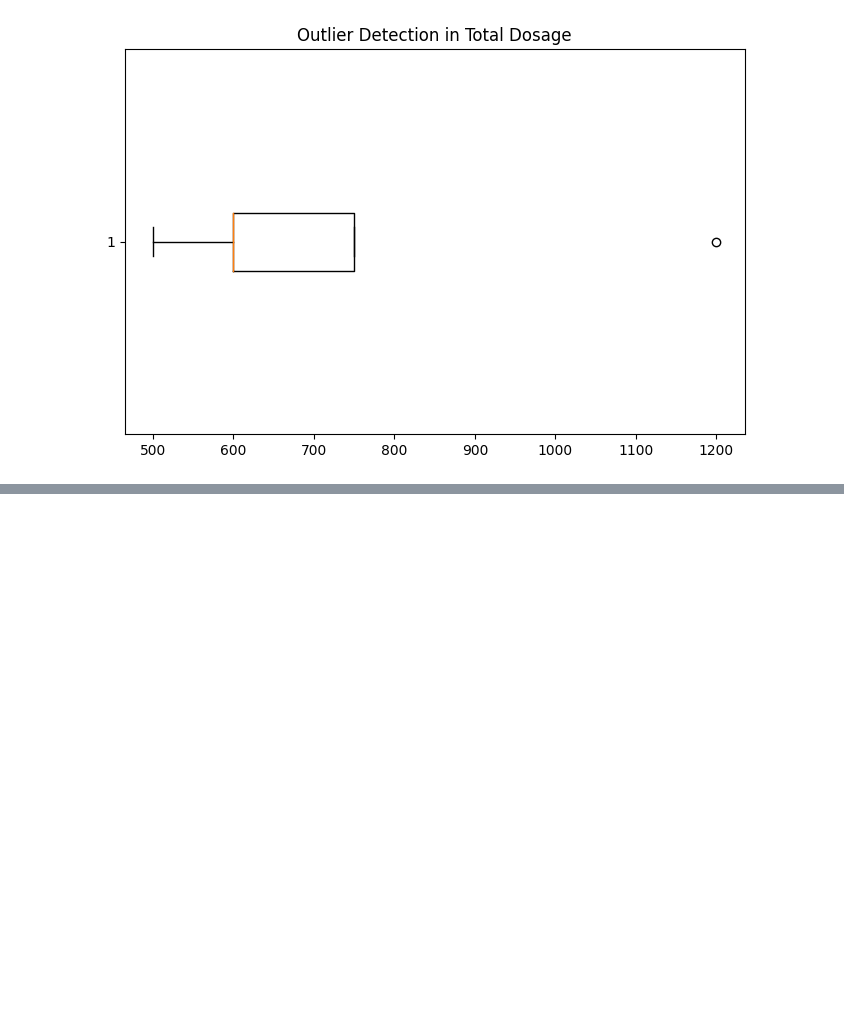
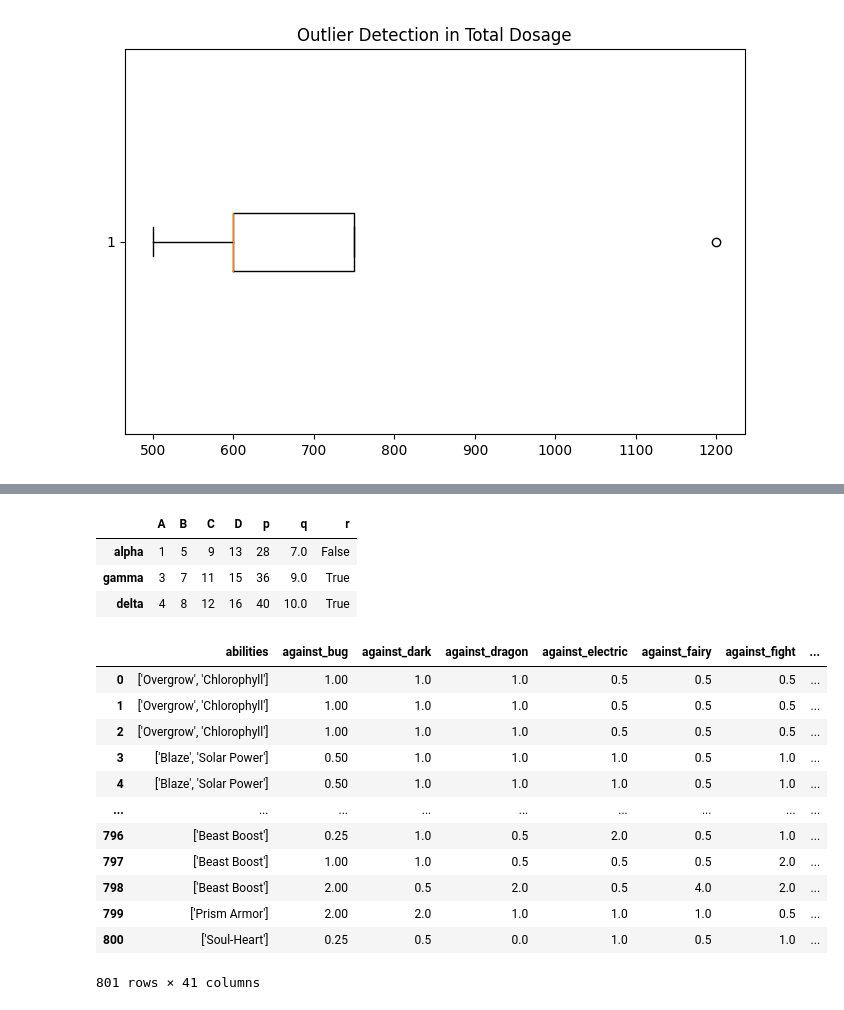
Before and after one commit to ekaratnida/Applied-machine-learning, a Jupyter notebook: Example1_EDA.ipynb, the cells around one changed output, grey strips where cells are left out. Drawn from its saved outputs; the diff is of its cells as text; code cells hidden in the pictures; blank space fills up the shorter version.

```diff
--- a/Example1_EDA.ipynb
+++ b/Example1_EDA.ipynb
@@ -212,0 +428,28 @@ Data is consistent.
+# %%
+df['p'] = df['A'] + df['B'] + df['C'] + df['D']
+df['q'] = df['p']/4
+df['r'] = df['q'] > 8.5
+#df = df.drop('beta',axis=0) #ชื่อ, axis คือบอกว่าชื่อนี้เป็น index หรือ column name
+df
+# %% [output]
+|  | A | B | C | D | p | q | r |
+| alpha | 1 | 5 | 9 | 13 | 28 | 7.0 | False |
+| gamma | 3 | 7 | 11 | 15 | 36 | 9.0 | True |
+| delta | 4 | 8 | 12 | 16 | 40 | 10.0 | True |
+# %%
+df = pd.read_csv('https://raw.githubusercontent.com/ekaratnida/Applied-machine-learning/ba4e4f56567356ad30aebc554e5927695dcdb326/Dataset/pokemon.csv')
+df
+# %% [output]
+|  | abilities | against_bug | against_dark | against_dragon | against_electric | against_fairy | against_fight | ... |
+| 0 | ['Overgrow', 'Chlorophyll'] | 1.00 | 1.0 | 1.0 | 0.5 | 0.5 | 0.5 | ... |
+| 1 | ['Overgrow', 'Chlorophyll'] | 1.00 | 1.0 | 1.0 | 0.5 | 0.5 | 0.5 | ... |
+| 2 | ['Overgrow', 'Chlorophyll'] | 1.00 | 1.0 | 1.0 | 0.5 | 0.5 | 0.5 | ... |
+| 3 | ['Blaze', 'Solar Power'] | 0.50 | 1.0 | 1.0 | 1.0 | 0.5 | 1.0 | ... |
+| 4 | ['Blaze', 'Solar Power'] | 0.50 | 1.0 | 1.0 | 1.0 | 0.5 | 1.0 | ... |
+| ... | ... | ... | ... | ... | ... | ... | ... | ... |
+| 796 | ['Beast Boost'] | 0.25 | 1.0 | 0.5 | 2.0 | 0.5 | 1.0 | ... |
+| 797 | ['Beast Boost'] | 1.00 | 1.0 | 0.5 | 0.5 | 0.5 | 2.0 | ... |
+| 798 | ['Beast Boost'] | 2.00 | 0.5 | 2.0 | 0.5 | 4.0 | 2.0 | ... |
+| 799 | ['Prism Armor'] | 2.00 | 2.0 | 1.0 | 1.0 | 1.0 | 0.5 | ... |
+| 800 | ['Soul-Heart'] | 0.25 | 0.5 | 0.0 | 1.0 | 0.5 | 1.0 | ... |
+801 rows × 41 columns
```
Also changed, not shown: parts of 19 cells of this notebook.
